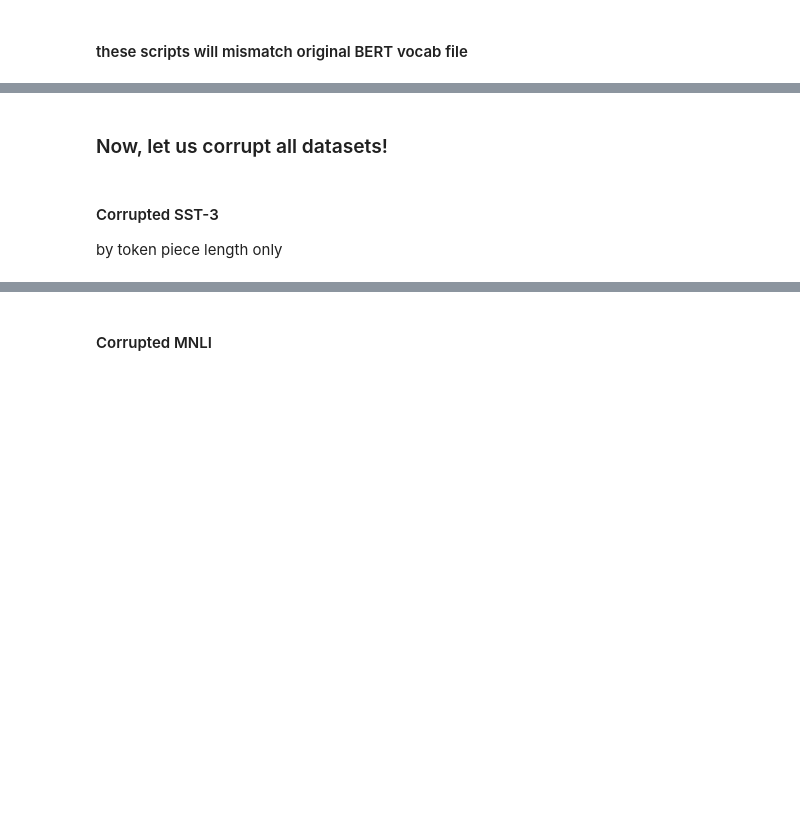
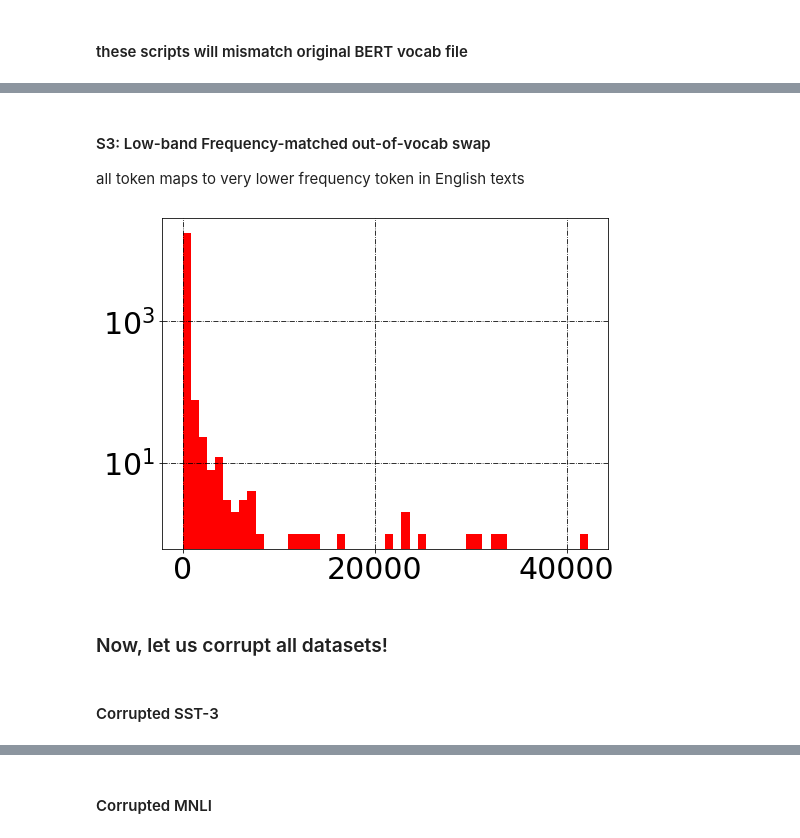
Before and after one commit to frankaging/limits-cross-domain-transfer, a Jupyter notebook: code/vocab_mismatch.ipynb, the cells around one changed output, grey strips where cells are left out. Saved outputs shown, nothing was run; the diff lists cells and outputs as text; code cells hidden in the pictures; blank space fills up the shorter version.

```diff
--- a/code/vocab_mismatch.ipynb
+++ b/code/vocab_mismatch.ipynb
@@ -32,3 +32,11 @@ seed = 42
 torch.manual_seed(seed)
 np.random.seed(seed)
 random.seed(seed)
+
+from functools import partial
+
+import matplotlib.pyplot as plt
+plt.rcParams["font.family"] = "Times New Roman"
+font = {'family' : 'Times New Roman',
+        'size'   : 30}
+plt.rc('font', **font)
@@ -219,0 +252,9 @@ vocab_match_by_piece_length_frequency_lemma_mutual = generate_vocab_match_v2_mut
+# %% [markdown]
+#### S3: Low-band Frequency-matched out-of-vocab swap
+all token maps to very lower frequency token in English texts
+# %%
+vocab_match_low_band_oov = generate_vocab_match_low_band_oov(task_token_frequency_map)
+# %%
+plot_dist(vocab_match_low_band_oov, task_token_frequency_map, wiki_token_frequency_map)
+# %% [output]
+[figure, added]
@@ -221,7 +277,6 @@ vocab_match_by_piece_length_frequency_lemma_mutual = generate_vocab_match_v2_mut
 ### Now, let us corrupt all datasets!
 # %% [markdown]
 #### Corrupted SST-3
-by token piece length only
 # %%
 def random_corrupt(example):
     original_sentence = example['text']
```
Also changed, not shown: parts of 35 cells of this notebook, 6 other files.
